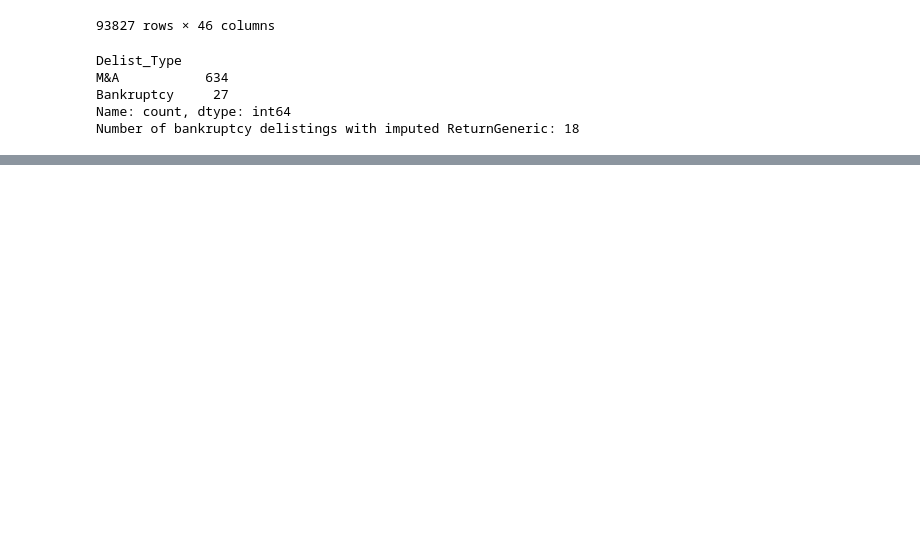
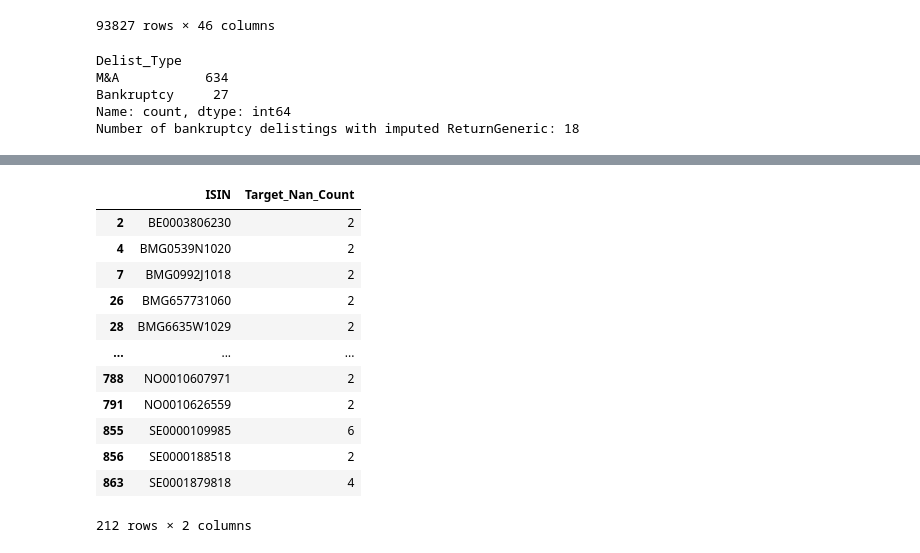
Before and after one commit to DonKubini/Man-vs.-Machine-on-the-Oslo-B-rs, a Jupyter notebook: Python files/Data Cleaning.ipynb, the cells around one changed output, grey strips where cells are left out. Cells and saved outputs as stored; diff of their text form; code cells hidden in the pictures; blank space fills up the shorter version.

```diff
--- a/Python files/Data Cleaning.ipynb
+++ b/Python files/Data Cleaning.ipynb
@@ -319,0 +330,19 @@ equity_df_sorted
+# %%
+# average number of Nans in the Target variable by ISIN
+nan_counts = equity_df_sorted.groupby('ISIN')['Target'].apply(lambda x: x.isna().sum()).reset_index(name='Target_Nan_Count')
+
+nan_counts[nan_counts['Target_Nan_Count'] > 1]
+# %% [output]
+|  | ISIN | Target_Nan_Count |
+| 2 | BE0003806230 | 2 |
+| 4 | BMG0539N1020 | 2 |
+| 7 | BMG0992J1018 | 2 |
+| 26 | BMG657731060 | 2 |
+| 28 | BMG6635W1029 | 2 |
+| ... | ... | ... |
+| 788 | NO0010607971 | 2 |
+| 791 | NO0010626559 | 2 |
+| 855 | SE0000109985 | 6 |
+| 856 | SE0000188518 | 2 |
+| 863 | SE0001879818 | 4 |
+212 rows × 2 columns
```
Also changed, not shown: parts of 5 cells of this notebook.
